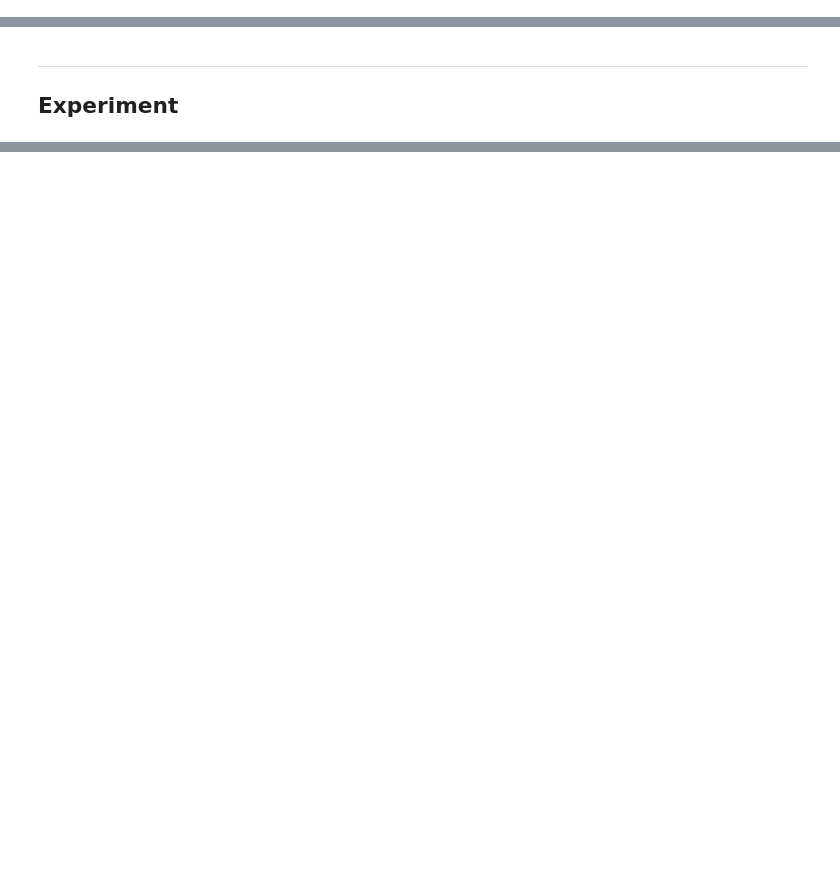
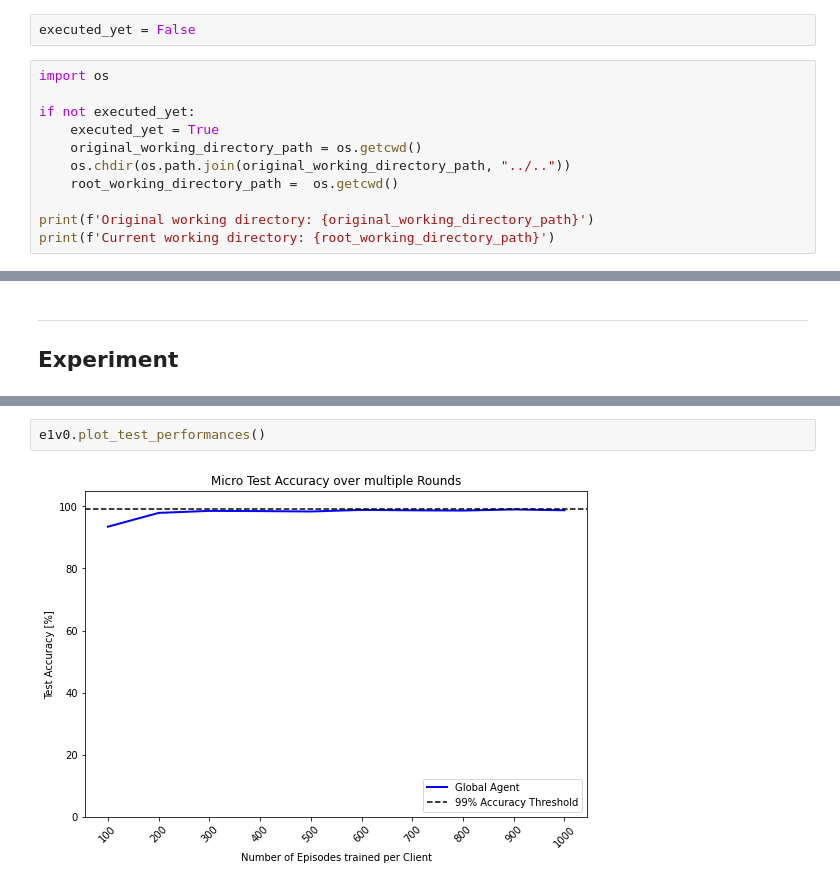
Before and after one commit to jan-kreischer/FedRL-for-IoT-Security, a Jupyter notebook: prototypes/prototype_01/experiment-03.ipynb, the cells around one changed output, grey strips where cells are left out. Cells and saved outputs as stored; diff of their text form; blank space fills up the shorter version.

```diff
--- a/prototypes/prototype_01/experiment-03.ipynb
+++ b/prototypes/prototype_01/experiment-03.ipynb
@@ -46,0 +17,13 @@ def seed_random():
+# %%
+executed_yet = False
+# %%
+import os
+
+if not executed_yet:
+    executed_yet = True
+    original_working_directory_path = os.getcwd()
+    os.chdir(os.path.join(original_working_directory_path, "../.."))
+    root_working_directory_path =  os.getcwd()
+
+print(f'Original working directory: {original_working_directory_path}')
+print(f'Current working directory: {root_working_directory_path}')
@@ -210,0 +229,4 @@ Agent 2 learning curve
+# %%
+e1v0.plot_test_performances()
+# %% [output]
+[figure, added]
```
Also changed, not shown: parts of 36 cells of this notebook.
